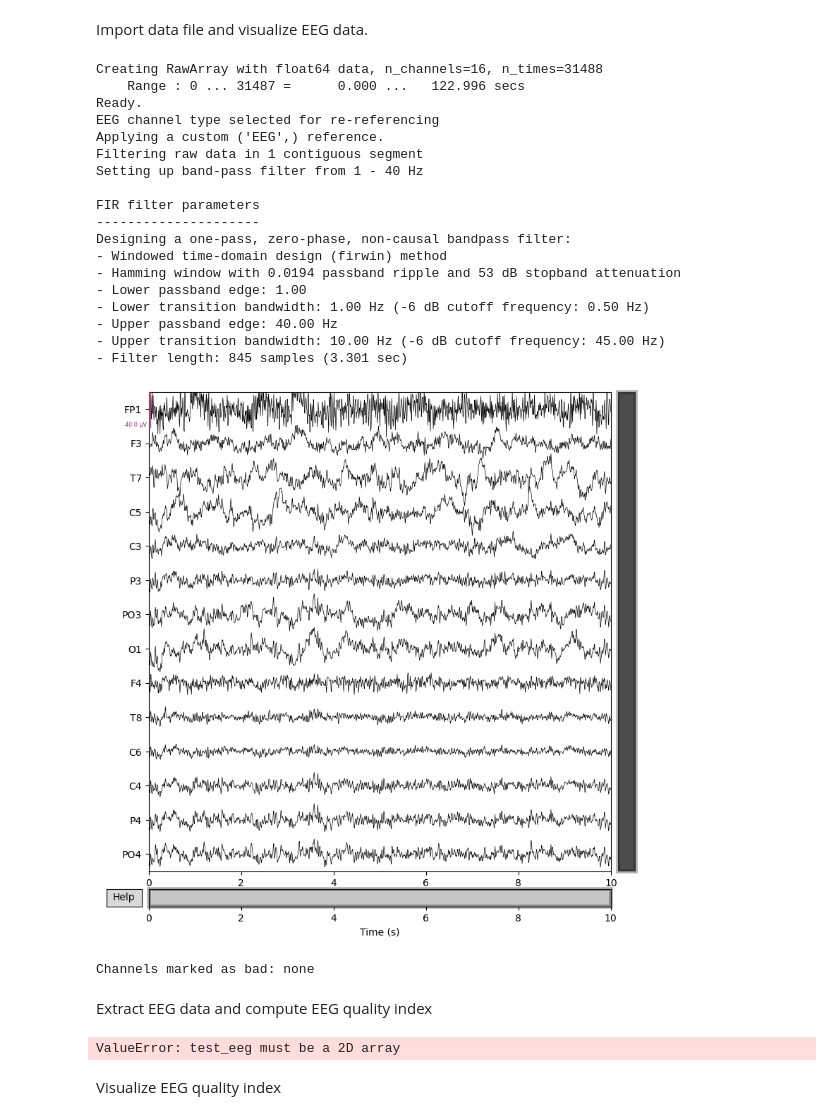
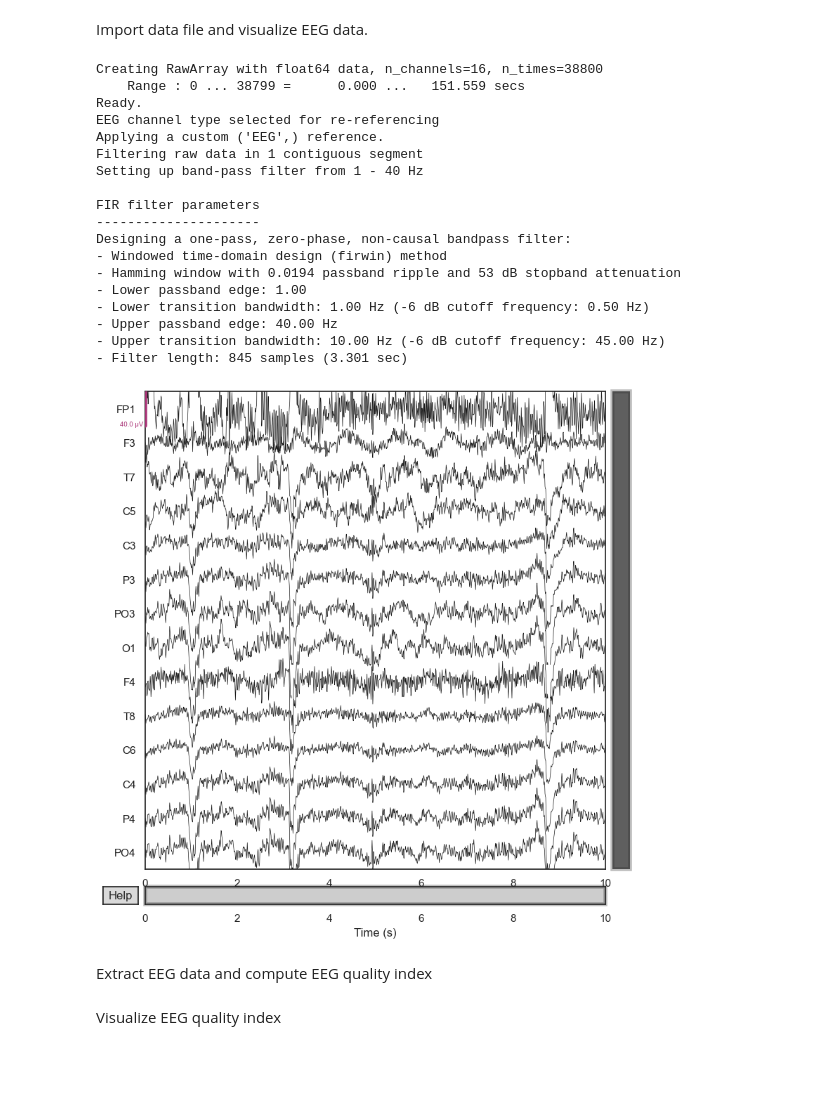
Before and after one commit to danielcomaduran/EEG_quality_index, a Jupyter notebook: Notebooks/06-Eli-EEG-gel-data.ipynb, the cells around one changed output. Drawn from its saved outputs; the diff is of its cells as text; code cells hidden in the pictures; blank space fills up the shorter version.

```diff
--- a/Notebooks/06-Eli-EEG-gel-data.ipynb
+++ b/Notebooks/06-Eli-EEG-gel-data.ipynb
@@ -29,7 +35,7 @@ from Functions.eeg_quality_index import EEGQualityIndex
 # %% [markdown]
 Import data file and visualize EEG data.
 # %%
-eeg_file = r'..\\Data\\Data_Edmonton_Gels_Sept2024\\sub-P001\\ses-S001\\eeg\\sub-P001_ses-S001_task-eyes_open_tension_run-001_eeg.xdf'
+eeg_file = r'..\\Data\\Data_Edmonton_Gels_Sept2024\\sub-P001\\ses-S001\\eeg\\sub-P001_ses-S001_task-eyes_open_release_run-001_eeg.xdf'
 mne_data = import_data.xdf_to_mne(eeg_file)
 
 #Rereference to FP2
@@ -42,37 +48,37 @@ mne_data.crop(tmin=10, tmax=mne_data.times[-10])
 mne_data.drop_channels(['FP2', 'O2'])
 
 #Make a copy of the data for cleaning, another for raw
 mne_data_raw = mne_data.copy()
 mne_data_clean = mne_data.copy()
 #Clean the data with simple bandpass filtering
 mne_data_clean.filter(1, 40)
 
 mne_data_clean.plot()
 
 #Make the clean epoch
+#This clean epoch is only for eyes_open_tension_run-001
 clean_epoch = mne_data_clean.crop(tmin=37, tmax=47)
 clean_epoch.plot()
 # %% [output]
-Creating RawArray with float64 data, n_channels=16, n_times=31488
-    Range : 0 ... 31487 =      0.000 ...   122.996 secs
+Creating RawArray with float64 data, n_channels=16, n_times=38800
+    Range : 0 ... 38799 =      0.000 ...   151.559 secs
 Ready.
 EEG channel type selected for re-referencing
 Applying a custom ('EEG',) reference.
 Filtering raw data in 1 contiguous segment
 Setting up band-pass filter from 1 - 40 Hz
 
 FIR filter parameters
 ---------------------
 Designing a one-pass, zero-phase, non-causal bandpass filter:
 - Windowed time-domain design (firwin) method
 - Hamming window with 0.0194 passband ripple and 53 dB stopband attenuation
 - Lower passband edge: 1.00
 - Lower transition bandwidth: 1.00 Hz (-6 dB cutoff frequency: 0.50 Hz)
 - Upper passband edge: 40.00 Hz
 - Upper transition bandwidth: 10.00 Hz (-6 dB cutoff frequency: 45.00 Hz)
 - Filter length: 845 samples (3.301 sec)
-[figure, old version]
+[figure, new version]
-Channels marked as bad: none
 # %% [markdown]
 Extract EEG data and compute EEG quality index
 # %%
@@ -87,25 +97,0 @@ eeg_quality_index = EEGQualityIndex(clean_eeg,test_eeg, srate, sliding=sliding,
-# %%
-## EEG quality index settings
-test_eeg = mne_data.copy().pick_channels(["F3", "FP1"], True).get_data()[0][np.newaxis,:]
-test_chans = ["F3", "FP1"]
-clean_eeg = mne_data.copy().pick_channels(["F3"]).get_data()[0][np.newaxis,:]
-test_eeg = mne_data.copy().pick_channels(test_chans, True).get_data()[0]
-srate = mne_data.info['sfreq']
-sliding = True                  # Sliding window flag
-slide_window = int(1 * srate)   # Sliding window size [sec * samples = samples]
-slide_step = int(0.5 * srate)   # Sliding window step [sec * samples = samples]
-
-## Create EEG quality index object
-eeg_quality = EEGQualityIndex(
-    clean_eeg,
-    test_eeg,
-    srate,
-    sliding = sliding,
-    window = slide_window,
-    slide = slide_step
-    )
-
-## Compute EEG quality index scores
-eqi_scores = eeg_quality.scoring()
-# %% [output]
-ValueError: test_eeg must be a 2D array
```
Also changed, not shown: parts of 9 cells of this notebook, 1 other file.
